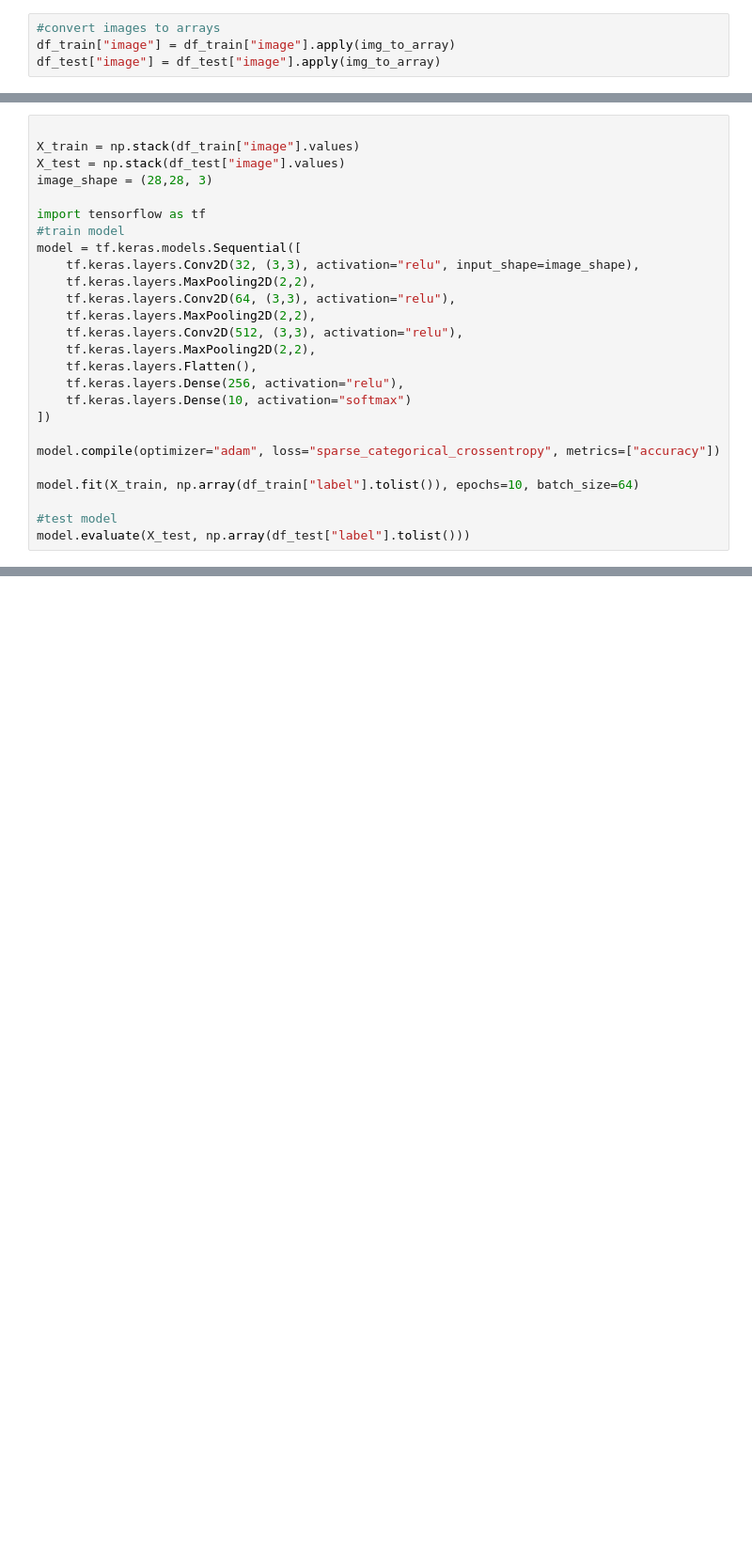
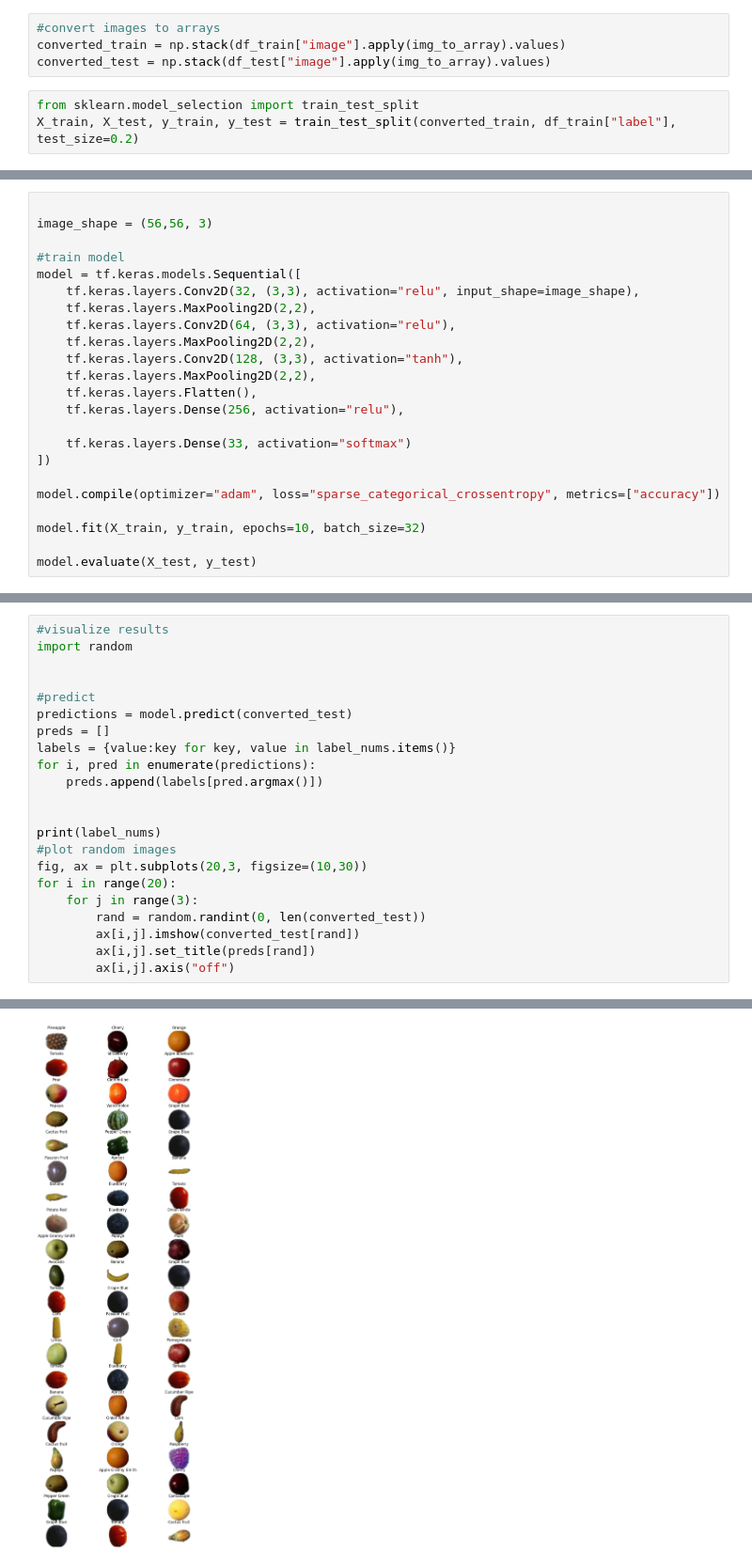
Before and after one commit to Volplayed/data-playground, a Jupyter notebook: FruitRecognition/fruit_recognition.ipynb, the cells around one changed output, grey strips where cells are left out. Shown at 94% size. Saved outputs shown, nothing was run; the diff lists cells and outputs as text; blank space fills up the shorter version.

Commit message:
Fruit Recognition: changed dataset, update algorithm, added visualization

```diff
--- a/FruitRecognition/fruit_recognition.ipynb
+++ b/FruitRecognition/fruit_recognition.ipynb
@@ -110,5 +86,8 @@ def img_to_array(img_path):
     return img
 # %%
 #convert images to arrays
-df_train["image"] = df_train["image"].apply(img_to_array)
-df_test["image"] = df_test["image"].apply(img_to_array)
+converted_train = np.stack(df_train["image"].apply(img_to_array).values)
+converted_test = np.stack(df_test["image"].apply(img_to_array).values)
+# %%
+from sklearn.model_selection import train_test_split
+X_train, X_test, y_train, y_test = train_test_split(converted_train, df_train["label"], test_size=0.2)
@@ -115,28 +96,25 @@ df_test["image"] = df_test["image"].apply(img_to_array)
 # %%
 
-X_train = np.stack(df_train["image"].values)
-X_test = np.stack(df_test["image"].values)
-image_shape = (28,28, 3)
+image_shape = (56,56, 3)
 
-import tensorflow as tf
 #train model
 model = tf.keras.models.Sequential([
     tf.keras.layers.Conv2D(32, (3,3), activation="relu", input_shape=image_shape),
     tf.keras.layers.MaxPooling2D(2,2),
     tf.keras.layers.Conv2D(64, (3,3), activation="relu"),
     tf.keras.layers.MaxPooling2D(2,2),
-    tf.keras.layers.Conv2D(512, (3,3), activation="relu"),
+    tf.keras.layers.Conv2D(128, (3,3), activation="tanh"),
     tf.keras.layers.MaxPooling2D(2,2),
     tf.keras.layers.Flatten(),
     tf.keras.layers.Dense(256, activation="relu"),
-    tf.keras.layers.Dense(10, activation="softmax")
+
+    tf.keras.layers.Dense(33, activation="softmax")
 ])
 
 model.compile(optimizer="adam", loss="sparse_categorical_crossentropy", metrics=["accuracy"])
 
-model.fit(X_train, np.array(df_train["label"].tolist()), epochs=10, batch_size=64)
+model.fit(X_train, y_train, epochs=10, batch_size=32)
 
-#test model
-model.evaluate(X_test, np.array(df_test["label"].tolist()))
+model.evaluate(X_test, y_test)
 # %% [output]
 Epoch 1/10
@@ -159,0 +138,23 @@ Epoch 10/10
+# %%
+#visualize results
+import random
+
+
+#predict
+predictions = model.predict(converted_test)
+preds = []
+labels = {value:key for key, value in label_nums.items()}
+for i, pred in enumerate(predictions):
+    preds.append(labels[pred.argmax()])
+
+
+print(label_nums)
+#plot random images
+fig, ax = plt.subplots(20,3, figsize=(10,30))
+for i in range(20):
+    for j in range(3):
+        rand = random.randint(0, len(converted_test))
+        ax[i,j].imshow(converted_test[rand])
+        ax[i,j].set_title(preds[rand])
+        ax[i,j].axis("off")
+# %% [output]
@@ -159,0 +163 @@ Epoch 10/10
+[figure, added]
```
Also changed, not shown: parts of 9 cells of this notebook.
